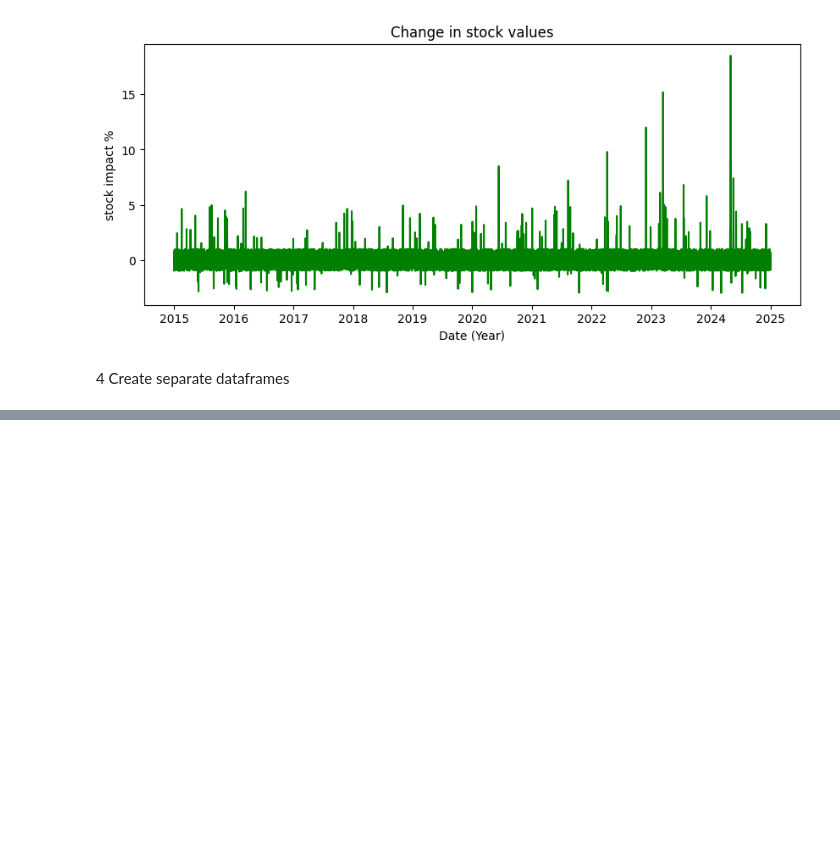
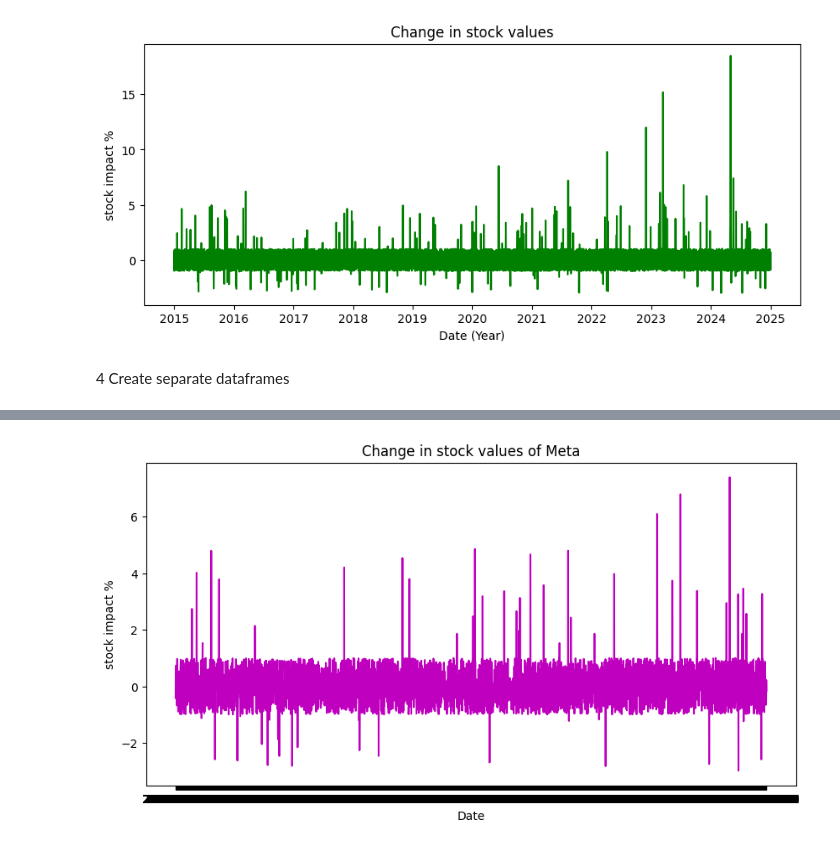
Before and after one commit to faixankh07-dvader/DATA-ANALYSIS-PYTHON-PANDAS, a Jupyter notebook: AI FINANCIAL MARKET ANALYSIS/main.ipynb, the cells around one changed output, grey strips where cells are left out. Drawn from its saved outputs; the diff is of its cells as text; code cells hidden in the pictures; blank space fills up the shorter version.

```diff
--- a/AI FINANCIAL MARKET ANALYSIS/main.ipynb
+++ b/AI FINANCIAL MARKET ANALYSIS/main.ipynb
@@ -197,0 +251,12 @@ data_meta = df[df['Company'] == 'Meta']
+# %%
+plt.figure(figsize= (10,5))
+
+plt.plot(data_meta['Date'], data_meta['Stock_Impact_%'], color = 'm')
+
+plt.title("Change in stock values of Meta")
+plt.xlabel("Date")
+plt.ylabel("stock impact %")
+
+plt.show()
+# %% [output]
+[figure, added]
```
Also changed, not shown: parts of 5 cells of this notebook.
